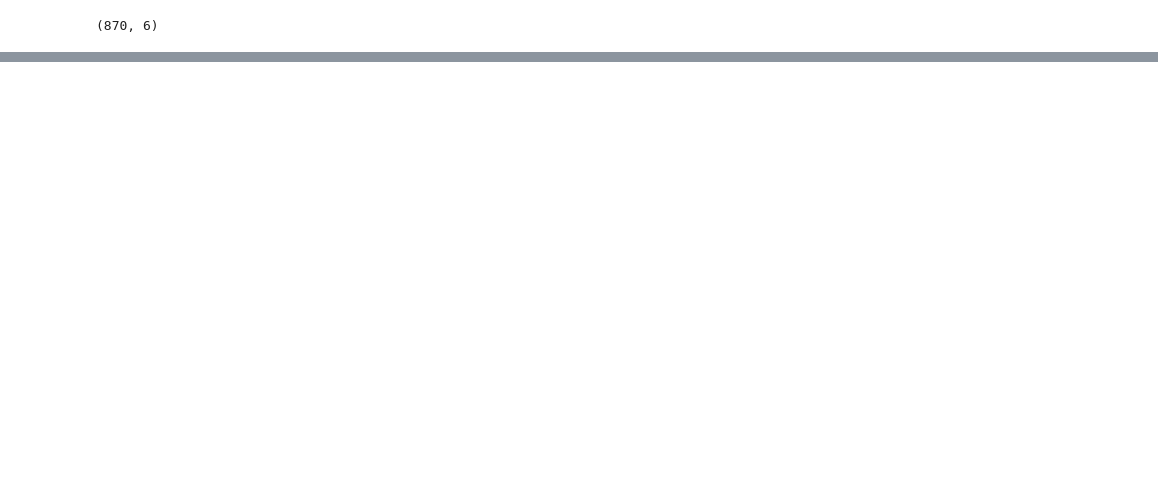
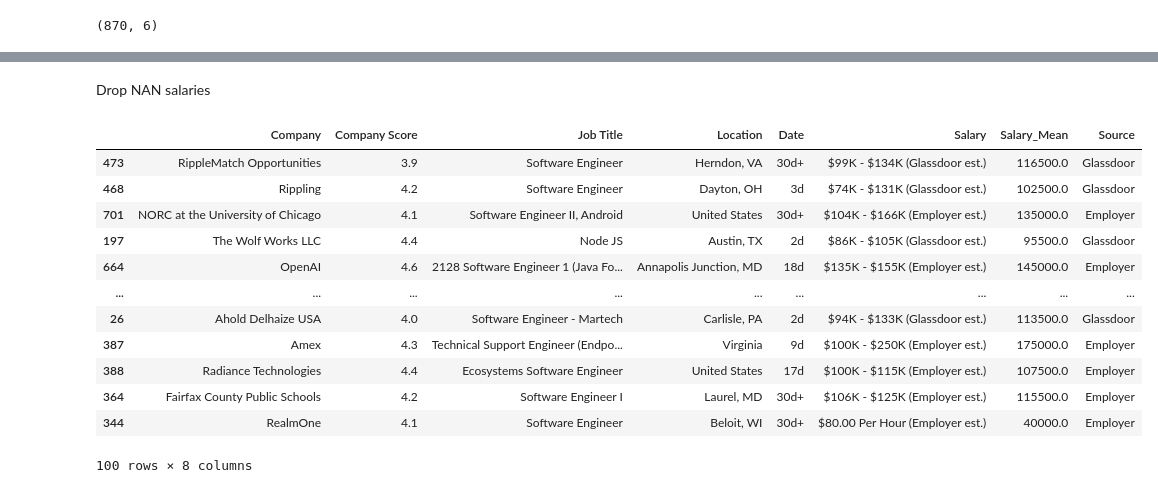
Before and after one commit to SuperDataScience-Community-Projects/SDS-CP009-ds-salary-pred, a Jupyter notebook: notebooks/kevin-landivar/Kevin_salary_prediction.ipynb, the cells around one changed output, grey strips where cells are left out. Drawn from its saved outputs; the diff is of its cells as text; code cells hidden in the pictures; blank space fills up the shorter version.

```diff
--- a/notebooks/kevin-landivar/Kevin_salary_prediction.ipynb
+++ b/notebooks/kevin-landivar/Kevin_salary_prediction.ipynb
@@ -183,0 +104,17 @@ dtype: int64
+# %%
+# Function to extract the midpoint of salary ranges
+def extract_salary_range(salary_str):
+    if isinstance(salary_str, str): # check if the input is a string
+        salary_str = salary_str.replace('$', '').replace('K', '')
+        range_vals = re.findall(r'\d+', salary_str)
+        if len(range_vals) == 2:
+            return ((int)(range_vals[0]) + int(range_vals[1])) / 2 * 1000
+        elif len(range_vals) == 1:
+            return int(range_vals[0])  * 1000 # if only one value, then return it
+    return np.nan # return NaN if the input is not a string or doesn't match the pattern
+
+# Apply the function to the 'Salary' column
+df['Salary_Mean'] = df['Salary'].apply(extract_salary_range)
+
+# Check the result
+df[['Salary_Mean']].head()
@@ -183,0 +144,4 @@ dtype: int64
+# %%
+df['Source'] = df['Salary'].str.extract('(\([a-zA-Z]+)')
+df['Source'] = df['Source'].str.extract('([a-zA-Z]+)')
+df.head()
@@ -183,0 +197,20 @@ dtype: int64
+# %% [markdown]
+Drop NAN salaries
+# %%
+df = df[df['Salary_Mean'].notna()]
+# df['MAX'].fillna(df['MIN'],inplace=True)
+df.sample(100)
+# %% [output]
+|  | Company | Company Score | Job Title | Location | Date | Salary | Salary_Mean | Source |
+| 473 | RippleMatch Opportunities | 3.9 | Software Engineer | Herndon, VA | 30d+ | $99K - $134K (Glassdoor est.) | 116500.0 | Glassdoor |
+| 468 | Rippling | 4.2 | Software Engineer | Dayton, OH | 3d | $74K - $131K (Glassdoor est.) | 102500.0 | Glassdoor |
+| 701 | NORC at the University of Chicago | 4.1 | Software Engineer II, Android | United States | 30d+ | $104K - $166K (Employer est.) | 135000.0 | Employer |
+| 197 | The Wolf Works LLC | 4.4 | Node JS | Austin, TX | 2d | $86K - $105K (Glassdoor est.) | 95500.0 | Glassdoor |
+| 664 | OpenAI | 4.6 | 2128 Software Engineer 1 (Java Fo... | Annapolis Junction, MD | 18d | $135K - $155K (Employer est.) | 145000.0 | Employer |
+| ... | ... | ... | ... | ... | ... | ... | ... | ... |
+| 26 | Ahold Delhaize USA | 4.0 | Software Engineer - Martech | Carlisle, PA | 2d | $94K - $133K (Glassdoor est.) | 113500.0 | Glassdoor |
+| 387 | Amex | 4.3 | Technical Support Engineer (Endpo... | Virginia | 9d | $100K - $250K (Employer est.) | 175000.0 | Employer |
+| 388 | Radiance Technologies | 4.4 | Ecosystems Software Engineer | United States | 17d | $100K - $115K (Employer est.) | 107500.0 | Employer |
+| 364 | Fairfax County Public Schools | 4.2 | Software Engineer I | Laurel, MD | 30d+ | $106K - $125K (Employer est.) | 115500.0 | Employer |
+| 344 | RealmOne | 4.1 | Software Engineer | Beloit, WI | 30d+ | $80.00 Per Hour (Employer est.) | 40000.0 | Employer |
+100 rows × 8 columns
```
Also changed, not shown: parts of 57 cells of this notebook.
